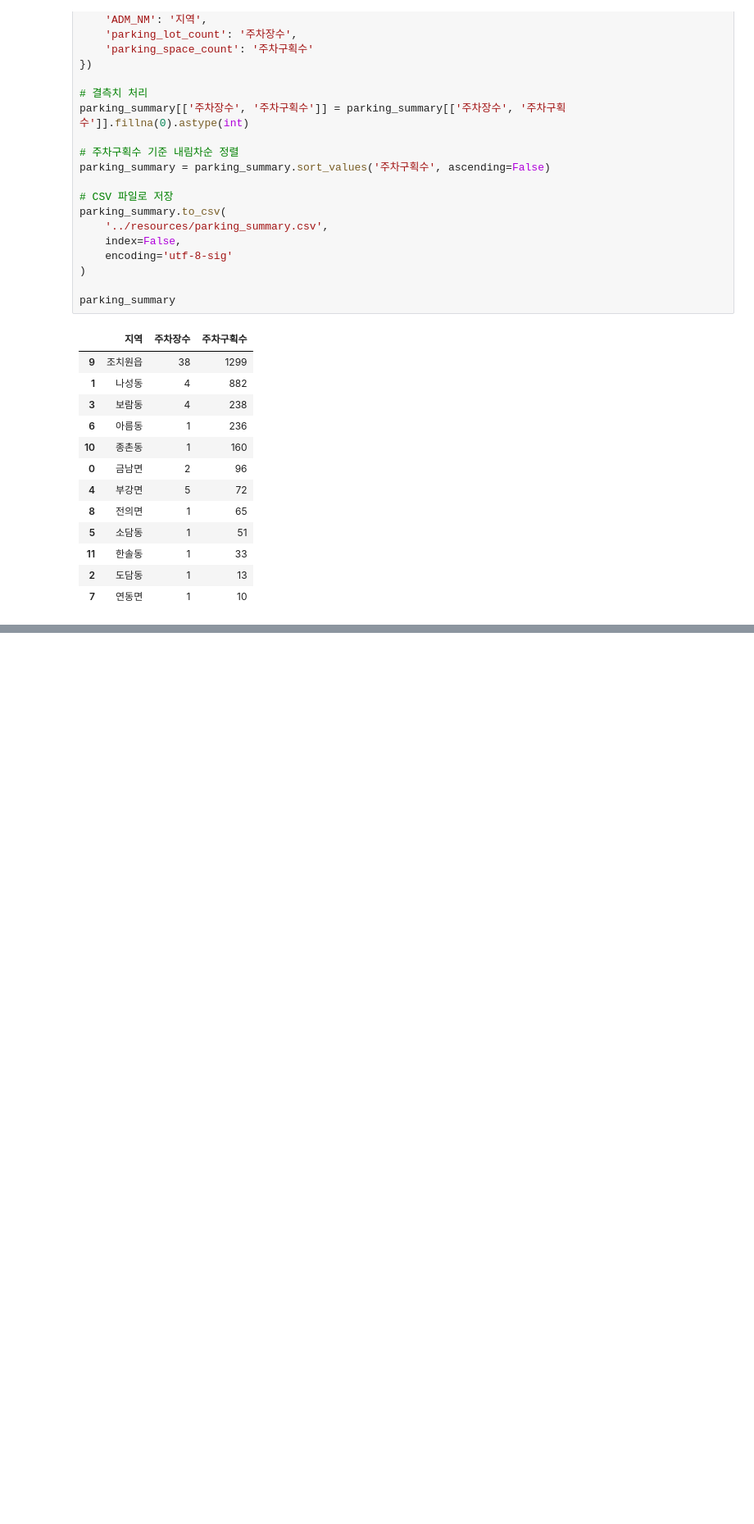
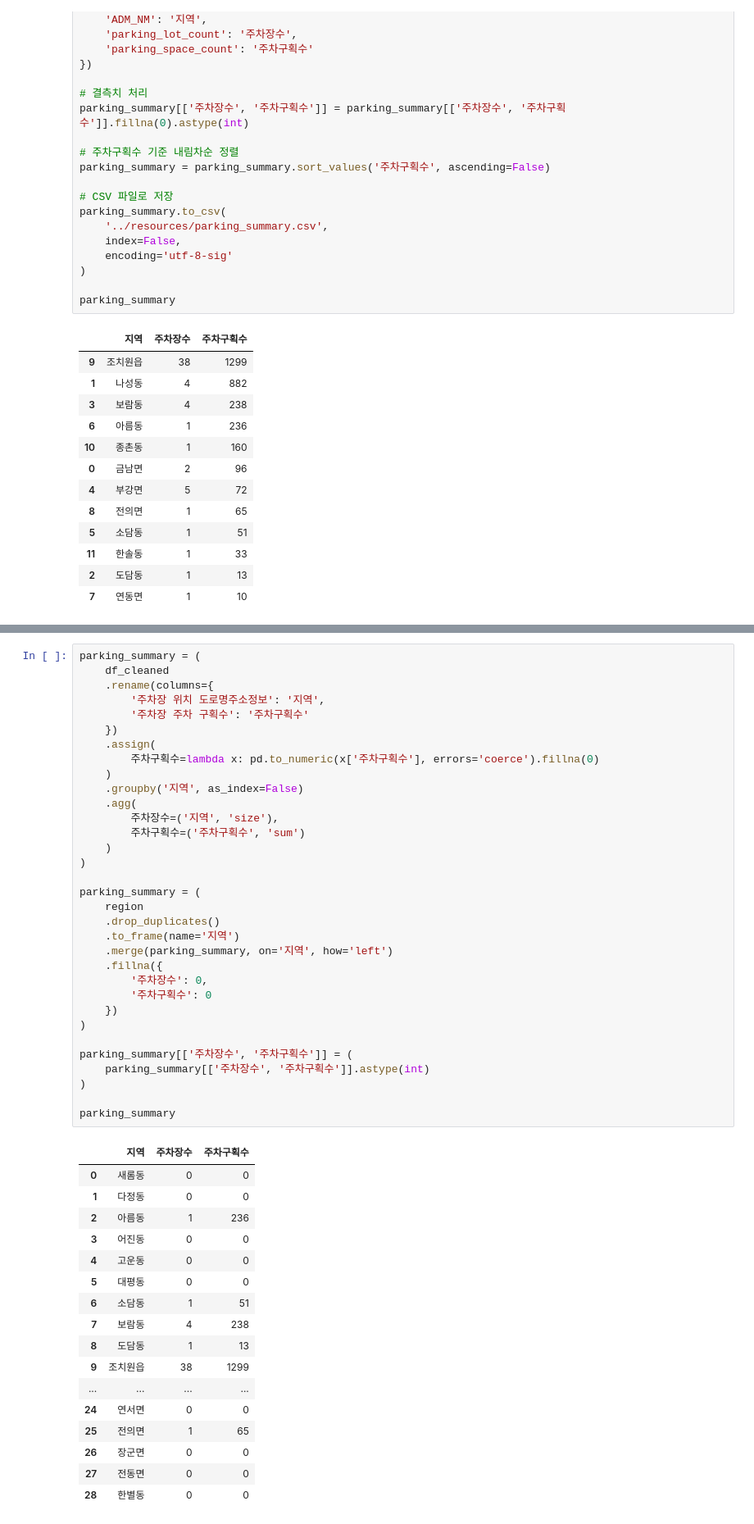
Before and after one commit to social-intelligence-team1/social-intelligence-project, a Jupyter notebook: main/parking_lot.ipynb, the cells around one changed output, grey strips where cells are left out. Shown at 82% size. Cells and saved outputs as stored; diff of their text form; blank space fills up the shorter version.

```diff
--- a/main/parking_lot.ipynb
+++ b/main/parking_lot.ipynb
@@ -307,0 +361,51 @@ parking_summary
+# %%
+parking_summary = (
+    df_cleaned
+    .rename(columns={
+        '주차장 위치 도로명주소정보': '지역',
+        '주차장 주차 구획수': '주차구획수'
+    })
+    .assign(
+        주차구획수=lambda x: pd.to_numeric(x['주차구획수'], errors='coerce').fillna(0)
+    )
+    .groupby('지역', as_index=False)
+    .agg(
+        주차장수=('지역', 'size'),
+        주차구획수=('주차구획수', 'sum')
+    )
+)
+
+parking_summary = (
+    region
+    .drop_duplicates()
+    .to_frame(name='지역')
+    .merge(parking_summary, on='지역', how='left')
+    .fillna({
+        '주차장수': 0,
+        '주차구획수': 0
+    })
+)
+
+parking_summary[['주차장수', '주차구획수']] = (
+    parking_summary[['주차장수', '주차구획수']].astype(int)
+)
+
+parking_summary
+# %% [output]
+|  | 지역 | 주차장수 | 주차구획수 |
+| 0 | 새롬동 | 0 | 0 |
+| 1 | 다정동 | 0 | 0 |
+| 2 | 아름동 | 1 | 236 |
+| 3 | 어진동 | 0 | 0 |
+| 4 | 고운동 | 0 | 0 |
+| 5 | 대평동 | 0 | 0 |
+| 6 | 소담동 | 1 | 51 |
+| 7 | 보람동 | 4 | 238 |
+| 8 | 도담동 | 1 | 13 |
+| 9 | 조치원읍 | 38 | 1299 |
+| ... | ... | ... | ... |
+| 24 | 연서면 | 0 | 0 |
+| 25 | 전의면 | 1 | 65 |
+| 26 | 장군면 | 0 | 0 |
+| 27 | 전동면 | 0 | 0 |
+| 28 | 한별동 | 0 | 0 |
```
Also changed, not shown: parts of 4 cells of this notebook, 7 other files.
